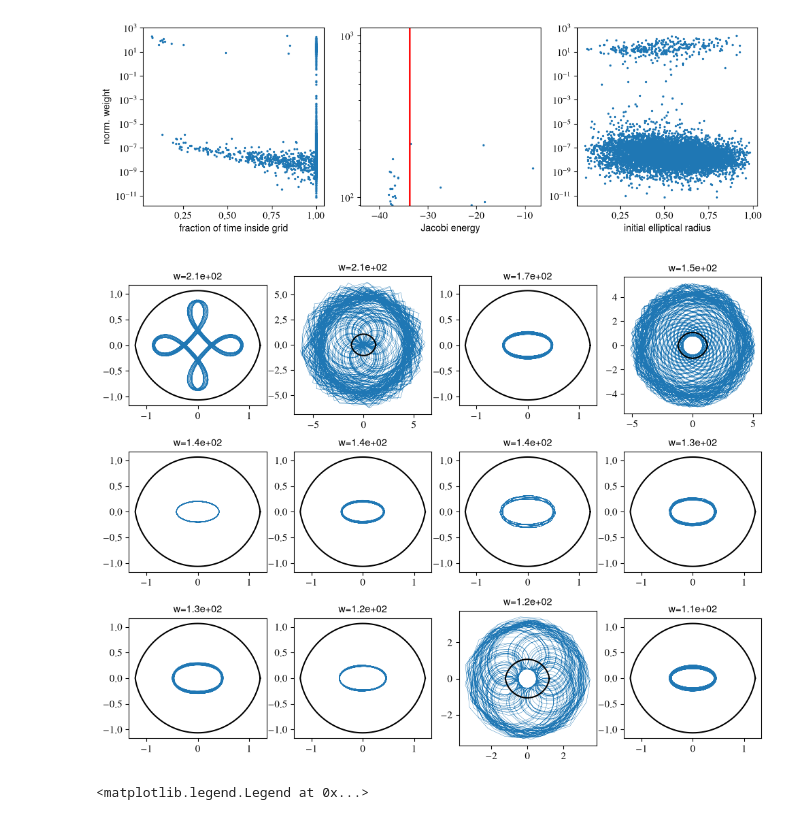
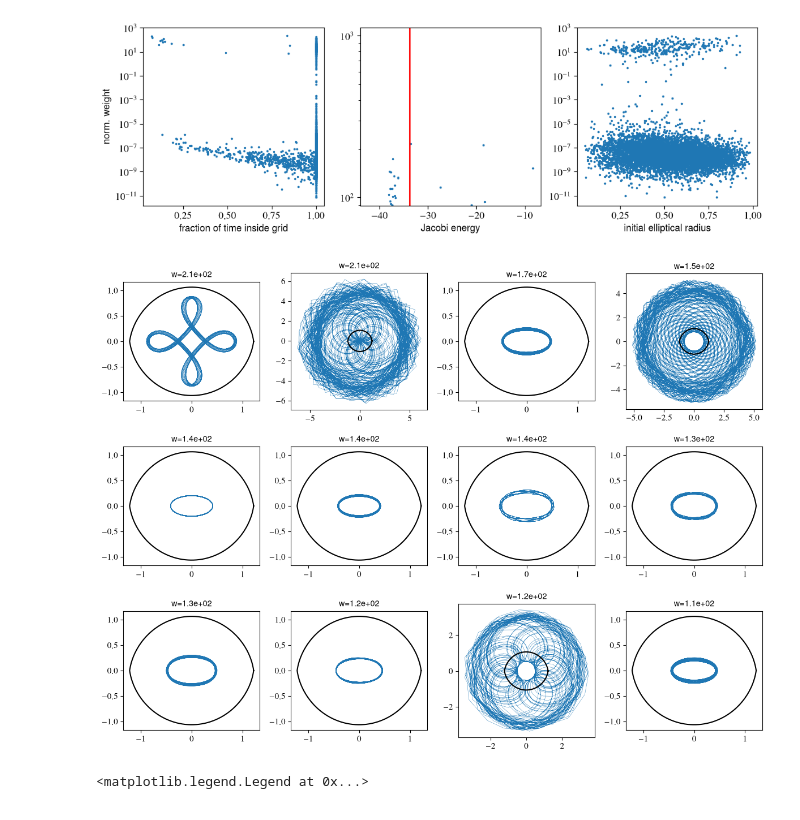
Before and after one commit to salvatore-ferrone/bar-dynamics, a Jupyter notebook: pedagogy/schwarzchild_ferrers_bar.ipynb, the cells around one changed output. Drawn from its saved outputs; the diff is of its cells as text; code cells hidden in the pictures.

```diff
--- a/pedagogy/schwarzchild_hunter2024_bar.ipynb
+++ b/pedagogy/schwarzchild_ferrers_bar.ipynb
@@ -257,12 +323,15 @@ ax[2].scatter(r0, nw, s=2); ax[2].set(xlabel="initial elliptical radius", yscale
 # %%
 top = numpy.argsort(weights)[::-1][:12]
 fig, axes = plt.subplots(3, 4, figsize=(12, 9))
 for a, i in zip(axes.flat, top):
     xv = traj[i](traj[i])
     a.plot(xv[:,0], xv[:,1], lw=0.3); a.set(aspect="equal", title="w=%.2g" % nw[i])
     a.plot(xzvc,yzvc,color="k")
+
+fig.tight_layout()
+fig.savefig("plots/ferrers_bar_schwartzschild_most_important_weights.png",dpi=300)
 # %% [output]
-[figure, old version]
+[figure, new version]
 # %%
 top = numpy.argsort(weights)[::-1][:12]
 ferrersbar=matplotlib.patches.Ellipse((0,0),width=1,height=axisRatioY,facecolor=None,edgecolor="k",fill=False,linewidth=2,linestyle="-",label="Ferrers Bar")
```
Also changed, not shown: parts of 12 cells of this notebook, 6 other files.
